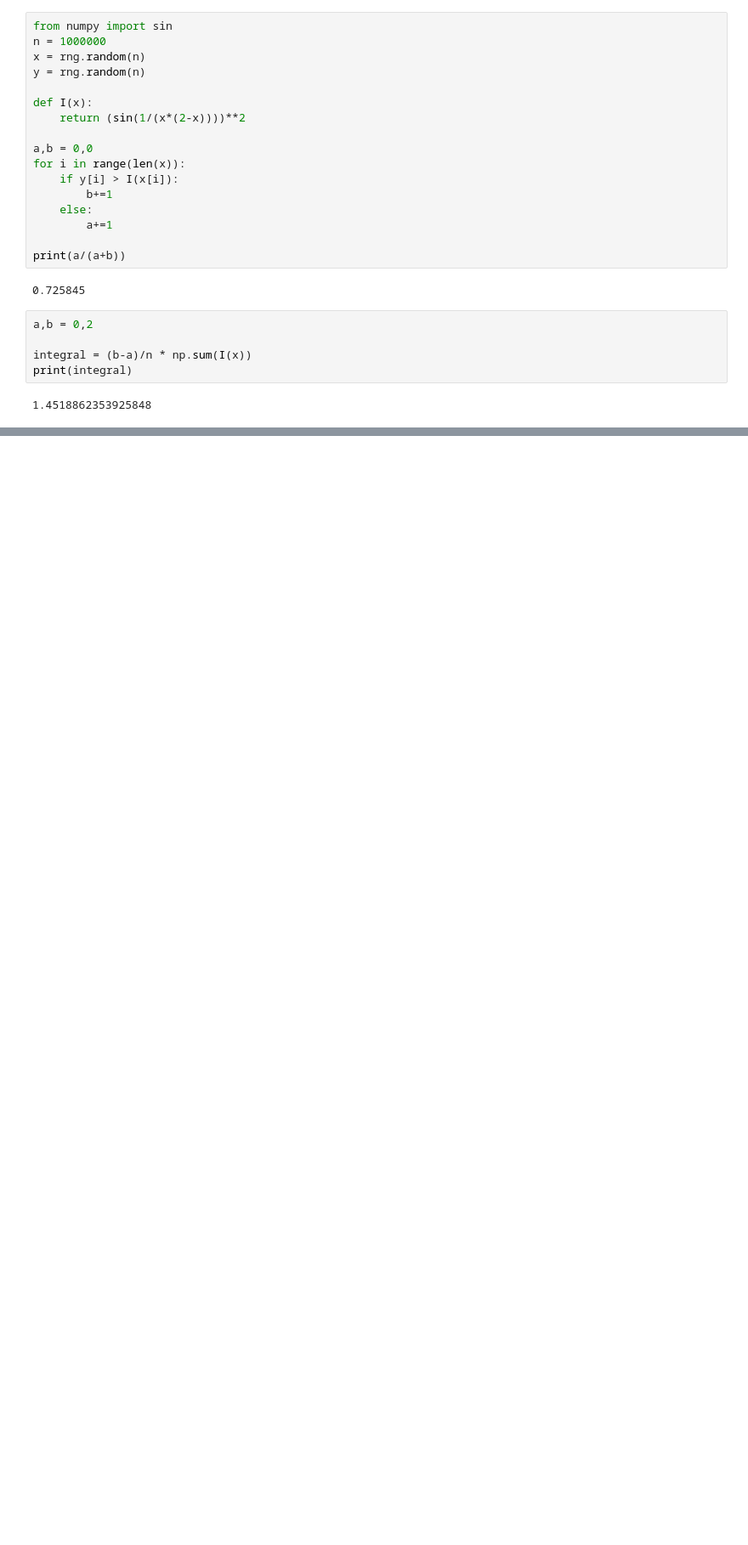
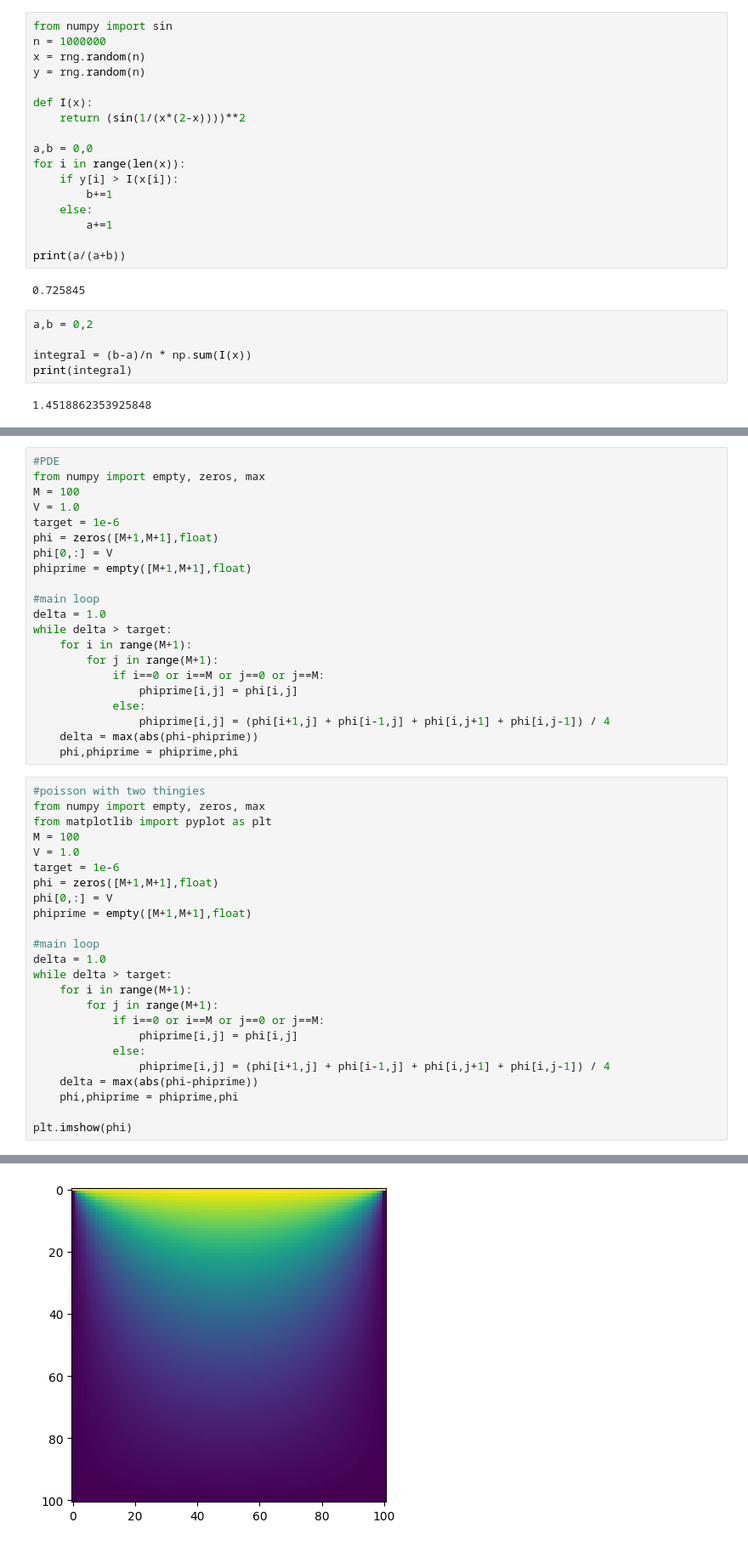
Before and after one commit to ImJayCup/ASTR78100-JacobYuzovitskiy, a Jupyter notebook: Astro78100.ipynb, the cells around one changed output, grey strips where cells are left out. Shown: that part at 85% size. Drawn from its saved outputs; the diff is of its cells as text; blank space fills up the shorter version.

```diff
--- a/Astro78100.ipynb
+++ b/Astro78100.ipynb
@@ -315,0 +386,46 @@ print(integral)
+# %%
+#PDE
+from numpy import empty, zeros, max
+M = 100
+V = 1.0
+target = 1e-6
+phi = zeros([M+1,M+1],float)
+phi[0,:] = V
+phiprime = empty([M+1,M+1],float)
+
+#main loop
+delta = 1.0
+while delta > target:
+    for i in range(M+1):
+        for j in range(M+1):
+            if i==0 or i==M or j==0 or j==M:
+                phiprime[i,j] = phi[i,j]
+            else:
+                phiprime[i,j] = (phi[i+1,j] + phi[i-1,j] + phi[i,j+1] + phi[i,j-1]) / 4
+    delta = max(abs(phi-phiprime))
+    phi,phiprime = phiprime,phi
+# %%
+#poisson with two thingies
+from numpy import empty, zeros, max
+from matplotlib import pyplot as plt
+M = 100
+V = 1.0
+target = 1e-6
+phi = zeros([M+1,M+1],float)
+phi[0,:] = V
+phiprime = empty([M+1,M+1],float)
+
+#main loop
+delta = 1.0
+while delta > target:
+    for i in range(M+1):
+        for j in range(M+1):
+            if i==0 or i==M or j==0 or j==M:
+                phiprime[i,j] = phi[i,j]
+            else:
+                phiprime[i,j] = (phi[i+1,j] + phi[i-1,j] + phi[i,j+1] + phi[i,j-1]) / 4
+    delta = max(abs(phi-phiprime))
+    phi,phiprime = phiprime,phi
+
+plt.imshow(phi)
+# %% [output]
@@ -315,0 +433 @@ print(integral)
+[figure, added]
```
Also changed, not shown: parts of 8 cells of this notebook, 1 other file.
